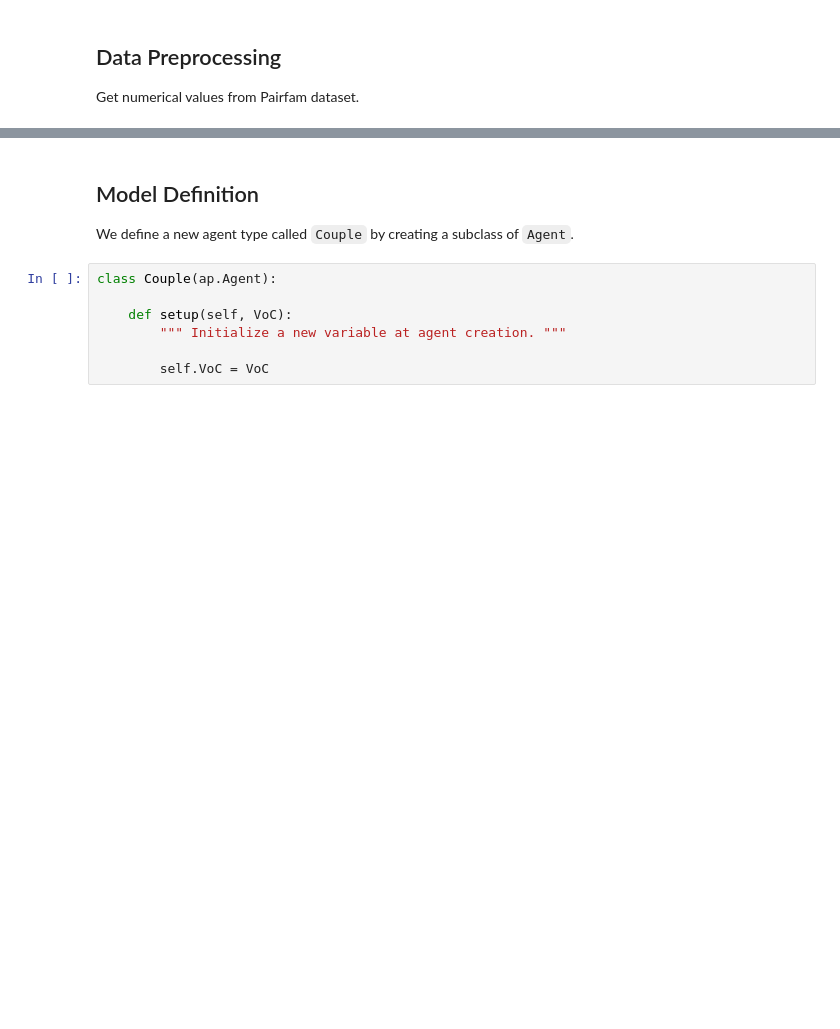
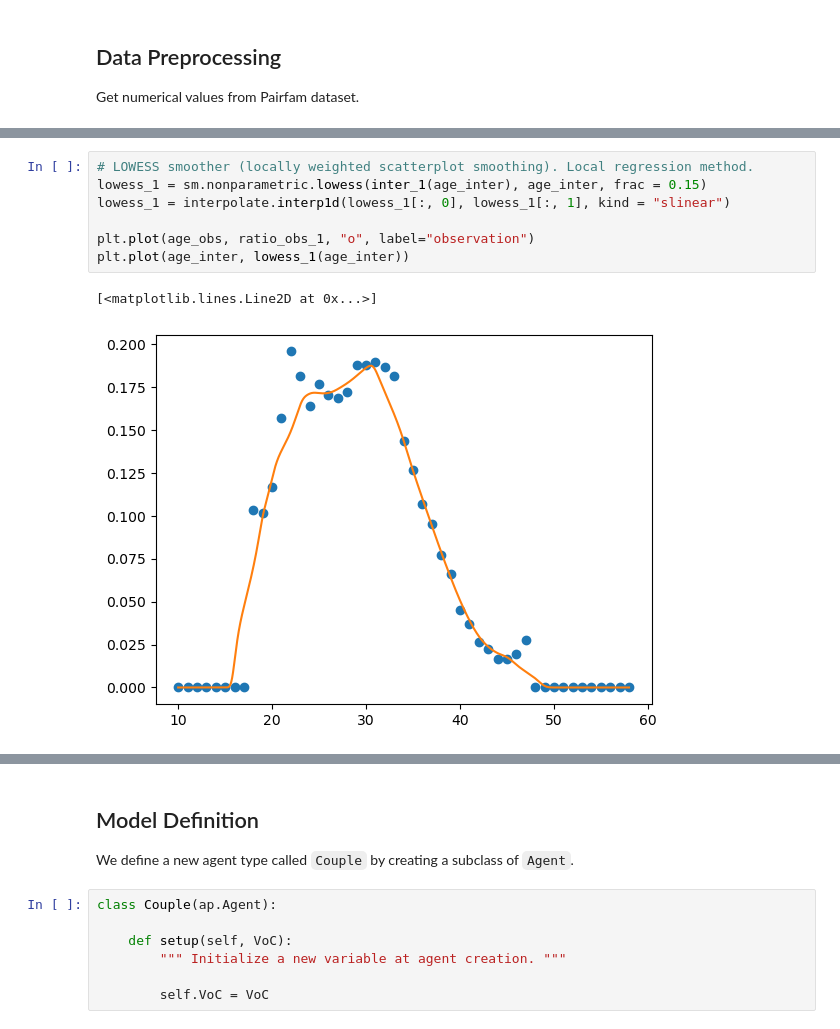
Before and after one commit to jperezvisaires/pairfam-multisim, a Jupyter notebook: notebooks/agentpy_fertility.ipynb, the cells around one changed output, grey strips where cells are left out. Cells and saved outputs as stored; diff of their text form; blank space fills up the shorter version.

```diff
--- a/notebooks/agentpy_fertility.ipynb
+++ b/notebooks/agentpy_fertility.ipynb
@@ -88,0 +411,10 @@ Categories (2, object): ['0 Fertile', '1 Infertile']
+# %%
+# LOWESS smoother (locally weighted scatterplot smoothing). Local regression method.
+lowess_1 = sm.nonparametric.lowess(inter_1(age_inter), age_inter, frac = 0.15)
+lowess_1 = interpolate.interp1d(lowess_1[:, 0], lowess_1[:, 1], kind = "slinear")
+
+plt.plot(age_obs, ratio_obs_1, "o", label="observation")
+plt.plot(age_inter, lowess_1(age_inter))
+# %% [output]
+[<matplotlib.lines.Line2D at 0x...>]
+[figure, added]
```
Also changed, not shown: parts of 49 cells of this notebook, 1 other file.
